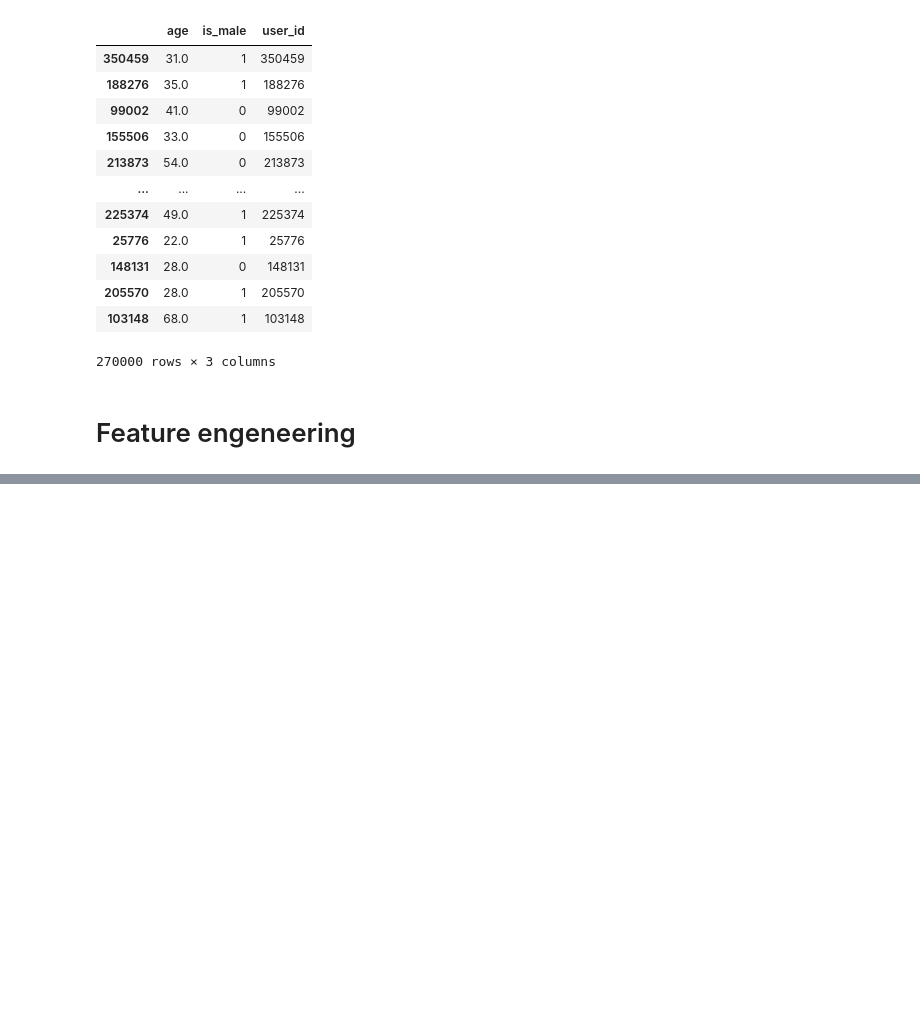
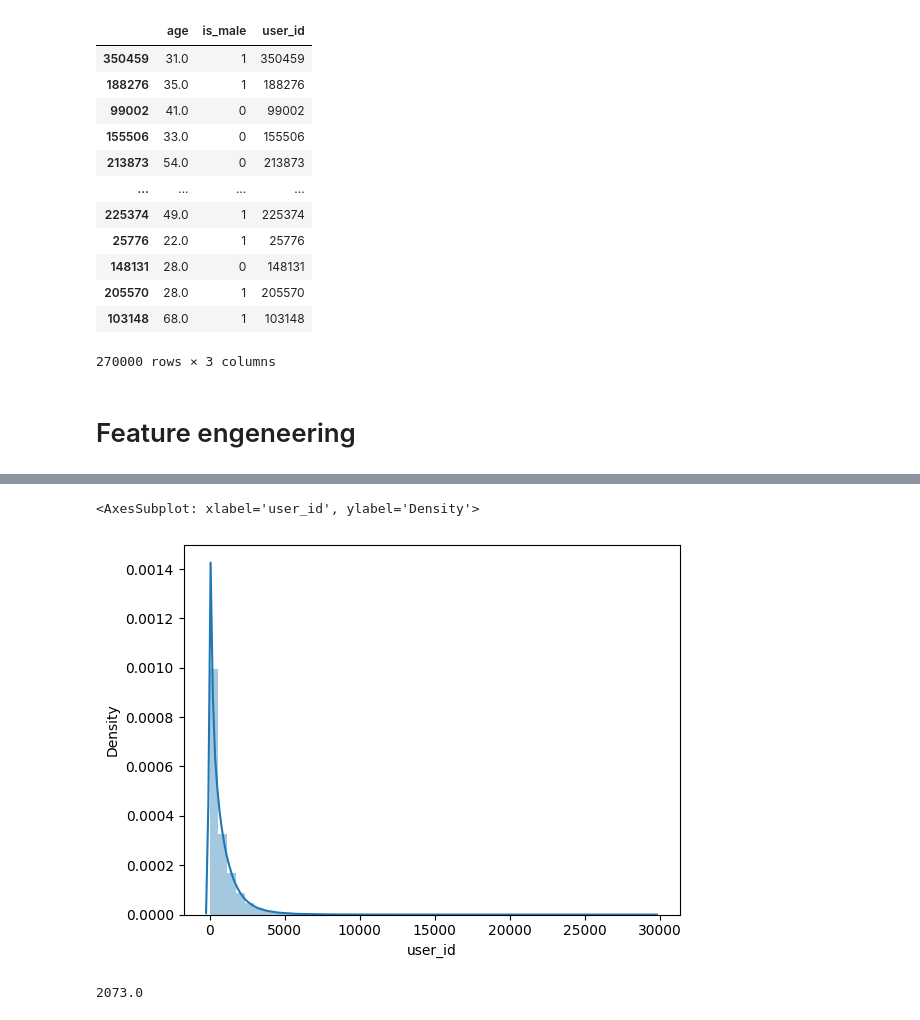
Before and after one commit to shockless/mts-ml-cup, a Jupyter notebook: seq2seq_baseline.ipynb, the cells around one changed output, grey strips where cells are left out. Saved outputs shown, nothing was run; the diff lists cells and outputs as text; code cells hidden in the pictures; blank space fills up the shorter version.

```diff
--- a/seq2seq_baseline.ipynb
+++ b/seq2seq_baseline.ipynb
@@ -215,0 +296,3 @@ df
+# %%
+df = pandas_reduce_mem_usage(pd.read_parquet("seq2seq_data/version_1.parquet.gzip"))
+df.head()
@@ -215,0 +320,3 @@ df
+# %%
+counts = df["user_id"].value_counts()
+counts
@@ -215,0 +336,10 @@ df
+# %%
+import seaborn as sns
+sns.distplot(counts)
+# %% [output]
+<AxesSubplot: xlabel='user_id', ylabel='Density'>
+[figure, added]
+# %%
+np.percentile(counts.to_numpy(), q=91)
+# %% [output]
+2073.0
```
Also changed, not shown: parts of 30 cells of this notebook, 3 other files.
